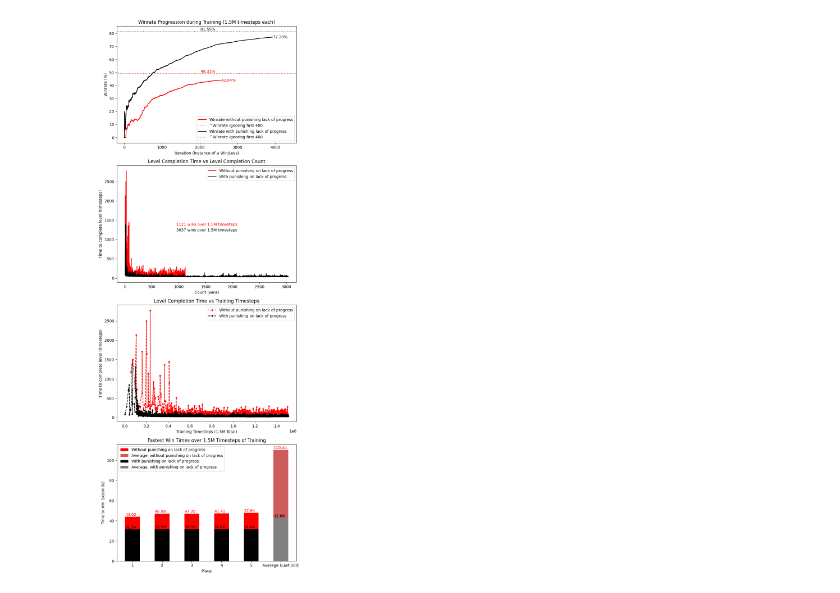
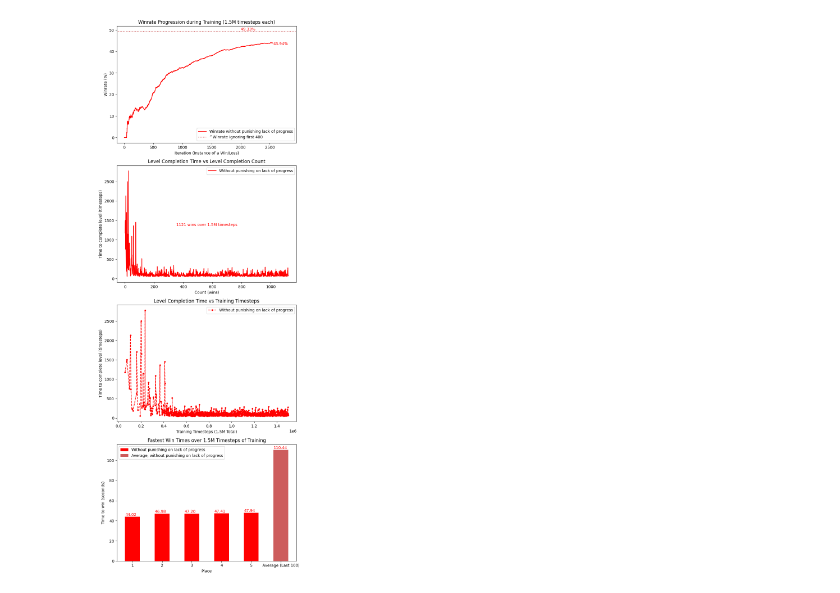
Before and after one commit to Iemontine/SonicGameplayingAI, a Jupyter notebook: graphOnePass.ipynb, the cells around one changed output. Drawn from its saved outputs; the diff is of its cells as text; code cells hidden in the pictures.

Commit message:
horrendous graphing code, paper: multi-pass

```diff
--- a/graphOnePass.ipynb
+++ b/graphOnePass.ipynb
@@ -139,7 +139,7 @@ def main():
     ax0.set_xlabel('Iteration (Instance of a Win/Loss)')
     ax0.set_ylabel('Winrate (%)')
 
-    for p in [1, 3]:
+    for p in [1]:
         color, color_average = p_colors[p]
         mid_index = len(data[3]["p3_iter_winlosses"]) // 2
         if p == 1:
@@ -161,12 +161,12 @@ def main():
 
     width = 0.5
 
-    for p in [1, 3]:
+    for p in [1]:
         color, color_average = p_colors[p]
         indices_pass = range(len(data[p]["fastest_pass"]))
         if p == 1:
             ax1.plot(convert_to_time(data[p]["p_completion_t"]), color=color, label='Without punishing on lack of progress')
-            ax1.text(len(data[3]["p_completion_t"]) // 2, max(convert_to_time(data[p]["p_completion_t"])) // 2, f'{len(data[p]["p_completion_t"])} wins over 1.5M timesteps', color=color, verticalalignment='center', horizontalalignment='center')
+            ax1.text(len(data[1]["p_completion_t"]) // 2, max(convert_to_time(data[p]["p_completion_t"])) // 2, f'{len(data[p]["p_completion_t"])} wins over 1.5M timesteps', color=color, verticalalignment='center', horizontalalignment='center')
             ax2.plot(data[p]["p_training_t"], convert_to_time(data[p]["p_completion_t"]), linestyle='--', marker='.', label=f'Without punishing on lack of progress', color=color)
             bars = ax3.bar(indices_pass, convert_to_time(data[p]["fastest_pass"]['completion_timesteps']), width=width, label=f'Without punishing on lack of progress', color=color)
             bars_avg = ax3.bar([max(indices_pass) + 1], [data[p]["average_pass"]], width=width, label=f'Average, without punishing on lack of progress', color=color_average)
@@ -176,31 +176,31 @@ def main():
             ax2.plot(data[p]["p_training_t"], convert_to_time(data[p]["p_completion_t"]), linestyle='--', marker='.', label=f'With punishing on lack of progress', color=color)
             bars = ax3.bar(indices_pass, convert_to_time(data[p]["fastest_pass"]['completion_timesteps']), width=width, label=f'With punishing on lack of progress', color=color)
             bars_avg = ax3.bar([max(indices_pass) + 1], [data[p]["average_pass"]], width=width, label=f'Average, with punishing on lack of progress', color=color_average)
         ax1.set_title('Level Completion Time vs Level Completion Count')
         ax1.set_xlabel('Count (wins)')
         ax1.set_ylabel('Time to complete level (timesteps)')
         ax1.legend(loc='upper right')
         if p == 1:
             ax2.set_title('Level Completion Time vs Training Timesteps')
             ax2.set_xlabel('Training Timesteps (1.5M Total)')
             ax2.set_ylabel('Time to complete level (timesteps)')
         ax2.legend(loc='upper right')
 
 
         label_bars(ax3, bars, color)
         label_bars(ax3, bars_avg, color)
         ax3.set_xticks(list(indices_pass) + [max(indices_pass) + 1])
         ax3.set_xticklabels(list(range(1, len(data[p]["fastest_pass"]) + 1)) + [f'Average (Last {cutoff})'])
         if p == 1:
             ax3.set_title('Fastest Win Times over 1.5M Timesteps of Training')
             ax3.set_ylabel('Time to win (seconds)')
             ax3.set_xlabel('Place')
         ax3.legend()
 
     plt.tight_layout(rect=[0, 0, 1, 1])
     plt.show()
 
 if __name__ == '__main__':
     main()
 # %% [output]
-[figure, old version]
+[figure, new version]
```
Also changed, not shown: 6 other files.
